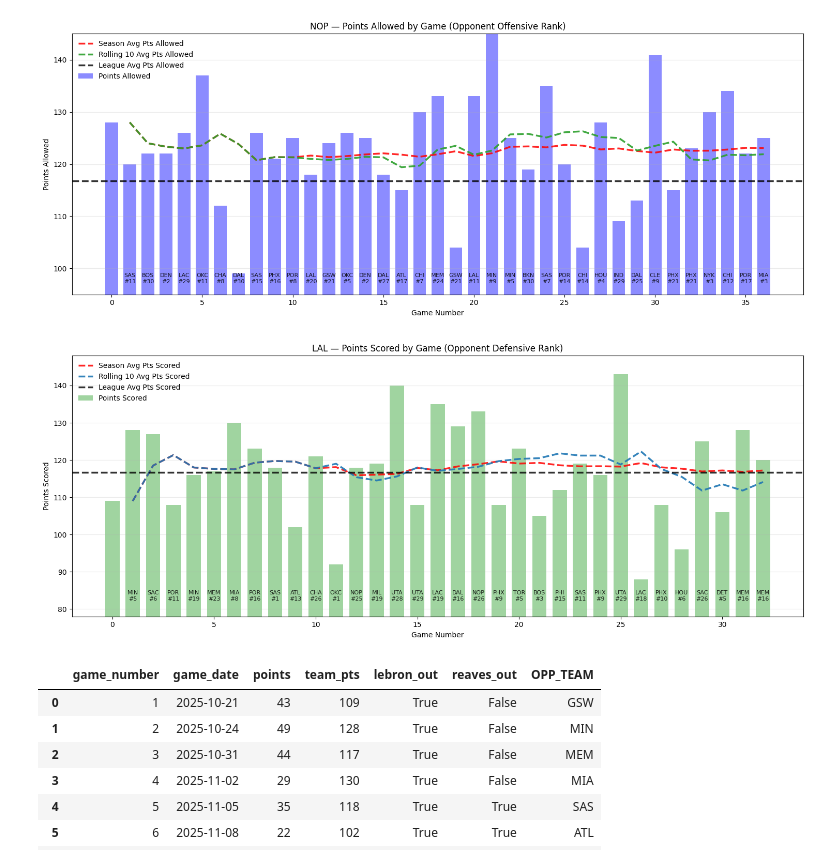
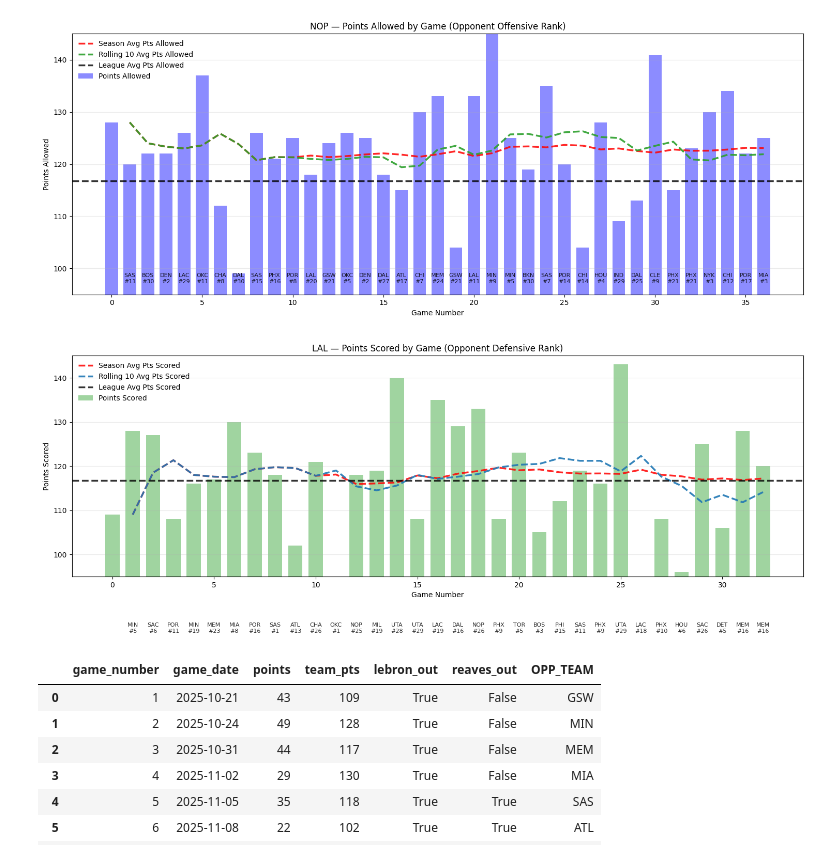
Before and after one commit to sibhisakthivel/nba-game-dashboard-automation, a Jupyter notebook: design.ipynb, the cells around one changed output. Cells and saved outputs as stored; diff of their text form; code cells hidden in the pictures.

Commit message:
wrapping up plotting functions

```diff
--- a/design.ipynb
+++ b/design.ipynb
@@ -1368,38 +1368,40 @@ for i, row in lal_games.iterrows():
     if pd.notna(row["def_rank"]):
         ax.text(
             i,
             lal_games["PTS"].min() - 6,
             f'{row["OPP_TEAM"]}\n#{int(row["def_rank"])}',
             ha="center",
             va="bottom",
             fontsize=8,
             color="black",
             alpha=0.85
         )
 
 # -----------------------------
 # Formatting
 # -----------------------------
 ax.set_title("LAL — Points Scored by Game (Opponent Defensive Rank)")
 ax.set_ylabel("Points Scored")
 ax.set_xlabel("Game Number")
 
-ax.set_ylim(
-    lal_games["PTS"].min() - 10,
-    lal_games["PTS"].max() + 5
-)
+# ax.set_ylim(
+#     lal_games["PTS"].min() - 10,
+#     lal_games["PTS"].max() + 5
+# )
+
+
 
 ax.grid(axis="y", alpha=0.25)
 ax.legend(
     loc="upper left",
     frameon=False,
     fontsize=10
 )
 
 plt.tight_layout()
 plt.show()
 # %% [output]
-[figure, old version]
+[figure, new version]
 # %%
 # =========================================================
 # 1) Luka player-game stats
```
Also changed, not shown: parts of 3 cells of this notebook, 2 other files.
